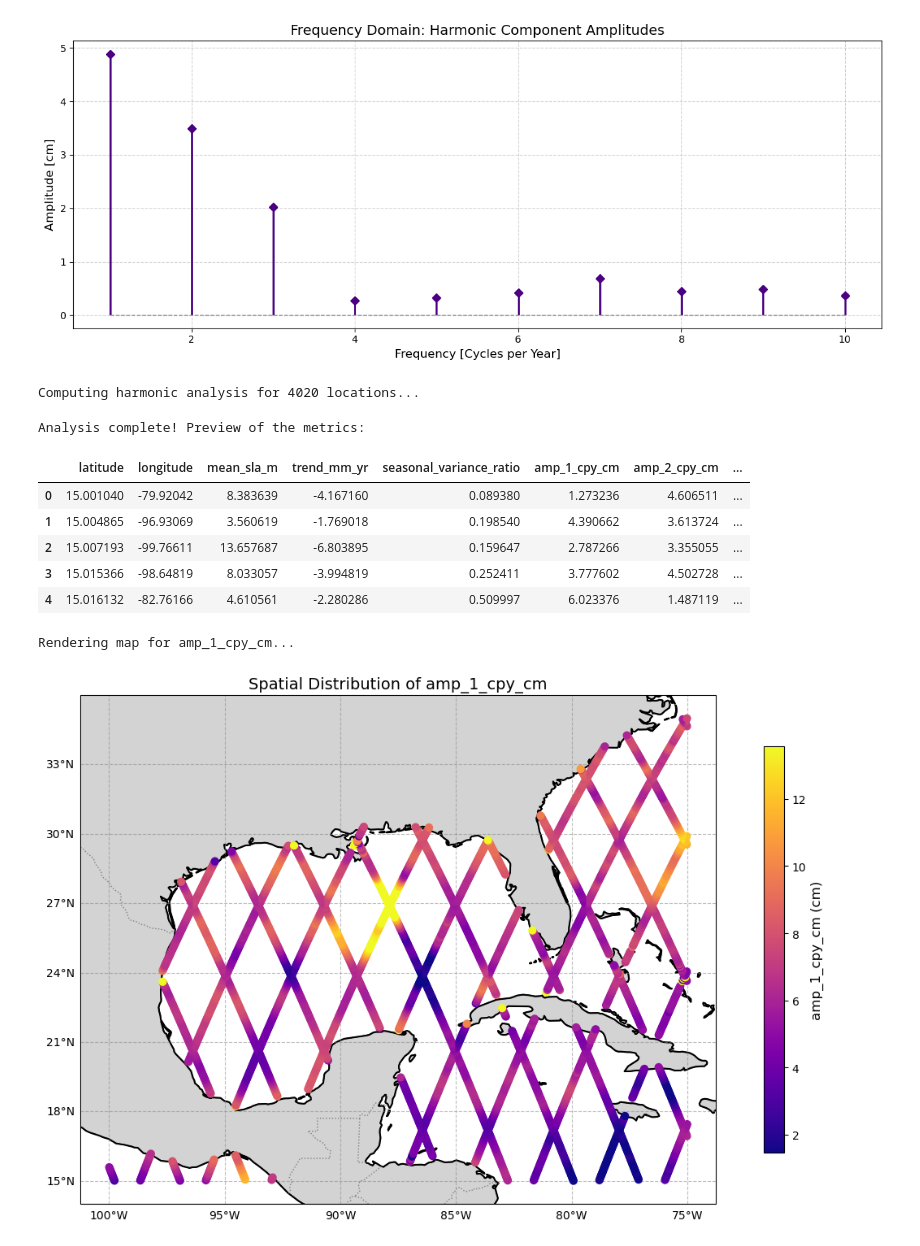
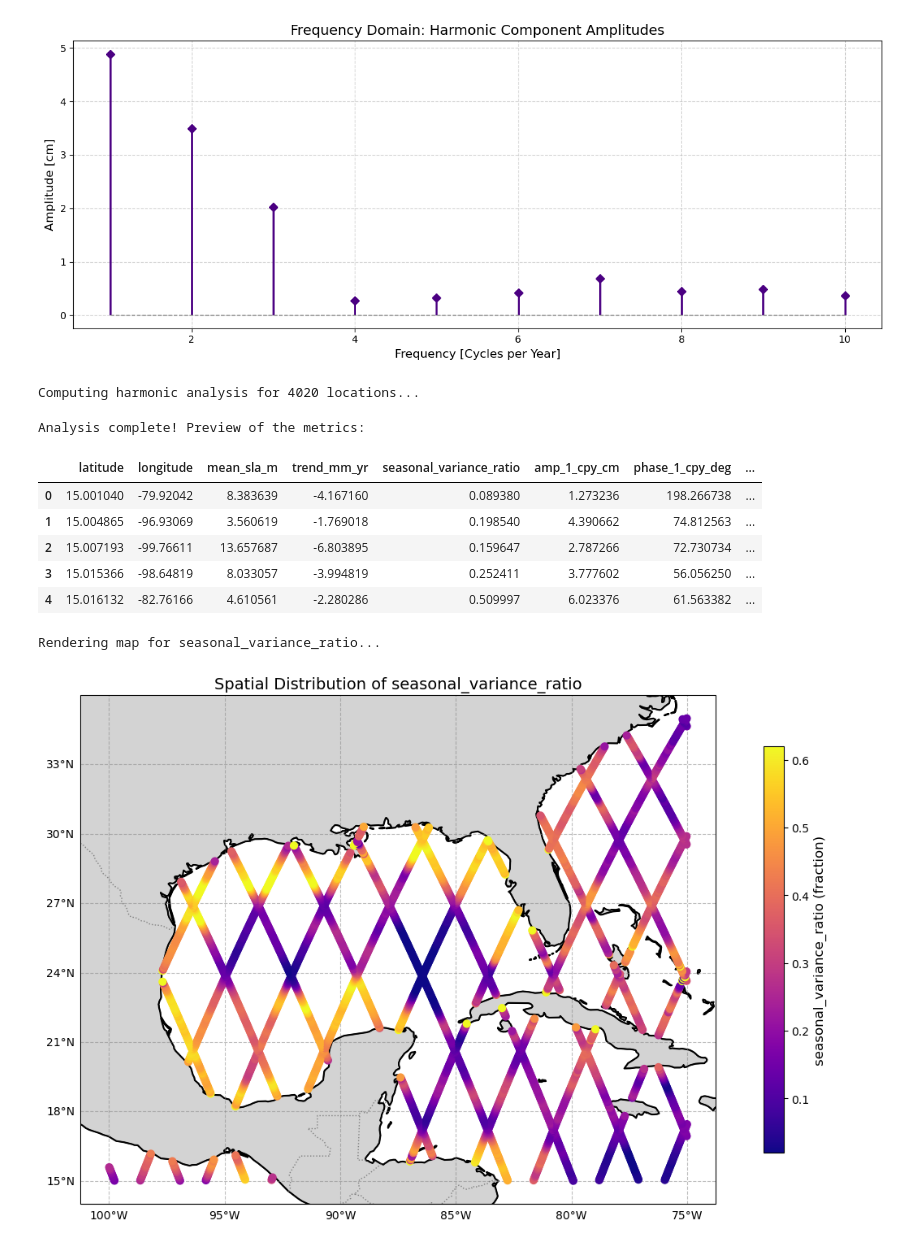
Before and after one commit to giulia-tafuni/Satellite-Altimetry-and-Physical-Oceanography, a Jupyter notebook: L11.1/L11.1-seasonal_cycle_solution.ipynb, the cells around one changed output. Saved outputs shown, nothing was run; the diff lists cells and outputs as text; code cells hidden in the pictures.

```diff
--- a/L11.1/L11.1-seasonal_cycle_solution.ipynb
+++ b/L11.1/L11.1-seasonal_cycle_solution.ipynb
@@ -334,10 +334,11 @@ for index, row in df.iterrows():
             A = params[i]
             B = params[i+1]
             amplitude_cm = np.sqrt(A**2 + B**2) * 100
+            phase_deg = np.arctan2(-B, A) * (180 / np.pi) % 360
 
             # Create dynamic column names ('amp_1_cpy_cm', 'amp_2_cpy_cm'...)
-            col_name = f'amp_{freq_multiplier}_cpy_cm'
-            location_data[col_name] = amplitude_cm
+            location_data[f'amp_{freq_multiplier}_cpy_cm'] = amplitude_cm
+            location_data[f'phase_{freq_multiplier}_cpy_deg'] = phase_deg
 
             freq_multiplier += 1
 
@@ -355,19 +356,19 @@ display(results_df.head())
 # %% [output]
 Computing harmonic analysis for 4020 locations...
 Analysis complete! Preview of the metrics:
-|  | latitude | longitude | mean_sla_m | trend_mm_yr | seasonal_variance_ratio | amp_1_cpy_cm | amp_2_cpy_cm | ... |
-| 0 | 15.001040 | -79.92042 | 8.383639 | -4.167160 | 0.089380 | 1.273236 | 4.606511 | ... |
-| 1 | 15.004865 | -96.93069 | 3.560619 | -1.769018 | 0.198540 | 4.390662 | 3.613724 | ... |
-| 2 | 15.007193 | -99.76611 | 13.657687 | -6.803895 | 0.159647 | 2.787266 | 3.355055 | ... |
-| 3 | 15.015366 | -98.64819 | 8.033057 | -3.994819 | 0.252411 | 3.777602 | 4.502728 | ... |
-| 4 | 15.016132 | -82.76166 | 4.610561 | -2.280286 | 0.509997 | 6.023376 | 1.487119 | ... |
+|  | latitude | longitude | mean_sla_m | trend_mm_yr | seasonal_variance_ratio | amp_1_cpy_cm | phase_1_cpy_deg | ... |
+| 0 | 15.001040 | -79.92042 | 8.383639 | -4.167160 | 0.089380 | 1.273236 | 198.266738 | ... |
+| 1 | 15.004865 | -96.93069 | 3.560619 | -1.769018 | 0.198540 | 4.390662 | 74.812563 | ... |
+| 2 | 15.007193 | -99.76611 | 13.657687 | -6.803895 | 0.159647 | 2.787266 | 72.730734 | ... |
+| 3 | 15.015366 | -98.64819 | 8.033057 | -3.994819 | 0.252411 | 3.777602 | 56.056250 | ... |
+| 4 | 15.016132 | -82.76166 | 4.610561 | -2.280286 | 0.509997 | 6.023376 | 61.563382 | ... |
 # %%
 # REGIONAL PLOT
 
 # We can now see the spatial distribution of the previously extracted metric; choose which one to visualise.
-# Options include: 'trend_mm_yr', 'amp_1_cpy_cm', 'amp_2_cpy_cm', 'seasonal_variance_ratio', etc.
+# Options include: 'trend_mm_yr', 'amp_1_cpy_cm', 'amp_2_cpy_cm', 'seasonal_variance_ratio', 'phase_1_cpy_deg' etc.
 
-TARGET_METRIC = 'amp_1_cpy_cm'
+TARGET_METRIC = 'seasonal_variance_ratio'
 
 print(f"Rendering map for {TARGET_METRIC}...")
 
@@ -378,32 +379,34 @@ ax = plt.axes(projection=ccrs.PlateCarree())
 ax.add_feature(cfeature.LAND, facecolor='lightgray', edgecolor='black', zorder=1)
 ax.add_feature(cfeature.COASTLINE, linewidth=1.5, zorder=2)
 ax.add_feature(cfeature.BORDERS, linestyle=':', edgecolor='gray', zorder=2)
 
 # Plot the chosen metric
 scatter = ax.scatter(results_df['longitude'], results_df['latitude'],
                      c=results_df[TARGET_METRIC], cmap='plasma', s=40,
                      vmin=np.percentile(results_df[TARGET_METRIC], 2), vmax=np.percentile(results_df[TARGET_METRIC], 98),
                      transform=ccrs.PlateCarree(), zorder=3)
 
 gl = ax.gridlines(draw_labels=True, linestyle='--', alpha=0.5, color='gray')
 gl.top_labels = False
 gl.right_labels = False
 
 cbar = plt.colorbar(scatter, ax=ax, shrink=0.8, pad=0.05)
 
 # Dynamically label the colorbar based on the chosen metric
 if "trend" in TARGET_METRIC:
     unit = "mm/yr"
 elif "ratio" in TARGET_METRIC:
     unit = "fraction"
+elif "deg" in TARGET_METRIC:
+    unit = "deg"
 else:
     unit = "cm"
 
 cbar.set_label(f'{TARGET_METRIC} ({unit})', fontsize=12)
 
 plt.title(f"Spatial Distribution of {TARGET_METRIC}", fontsize=14)
 plt.tight_layout()
 plt.show()
 # %% [output]
-Rendering map for amp_1_cpy_cm...
+Rendering map for seasonal_variance_ratio...
-[figure, old version]
+[figure, new version]
```
Also changed, not shown: parts of 4 cells of this notebook, 1 other file.
